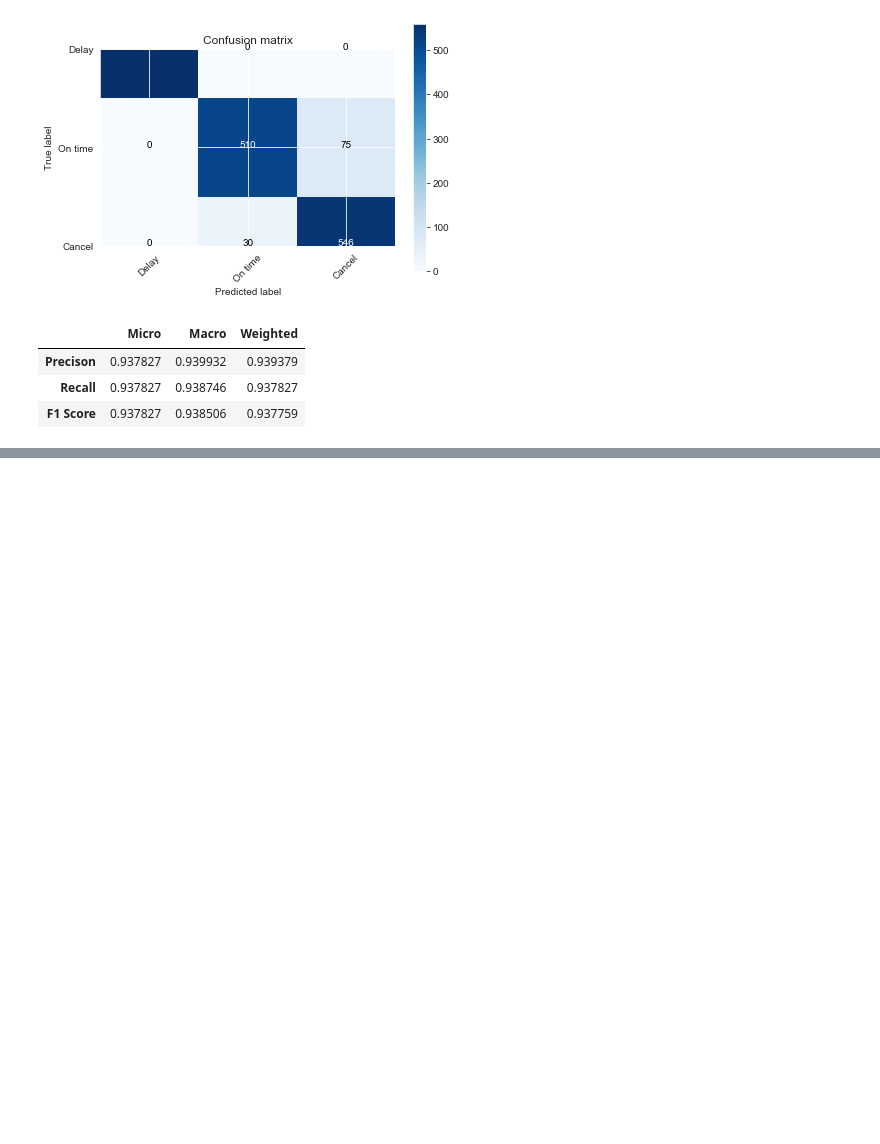
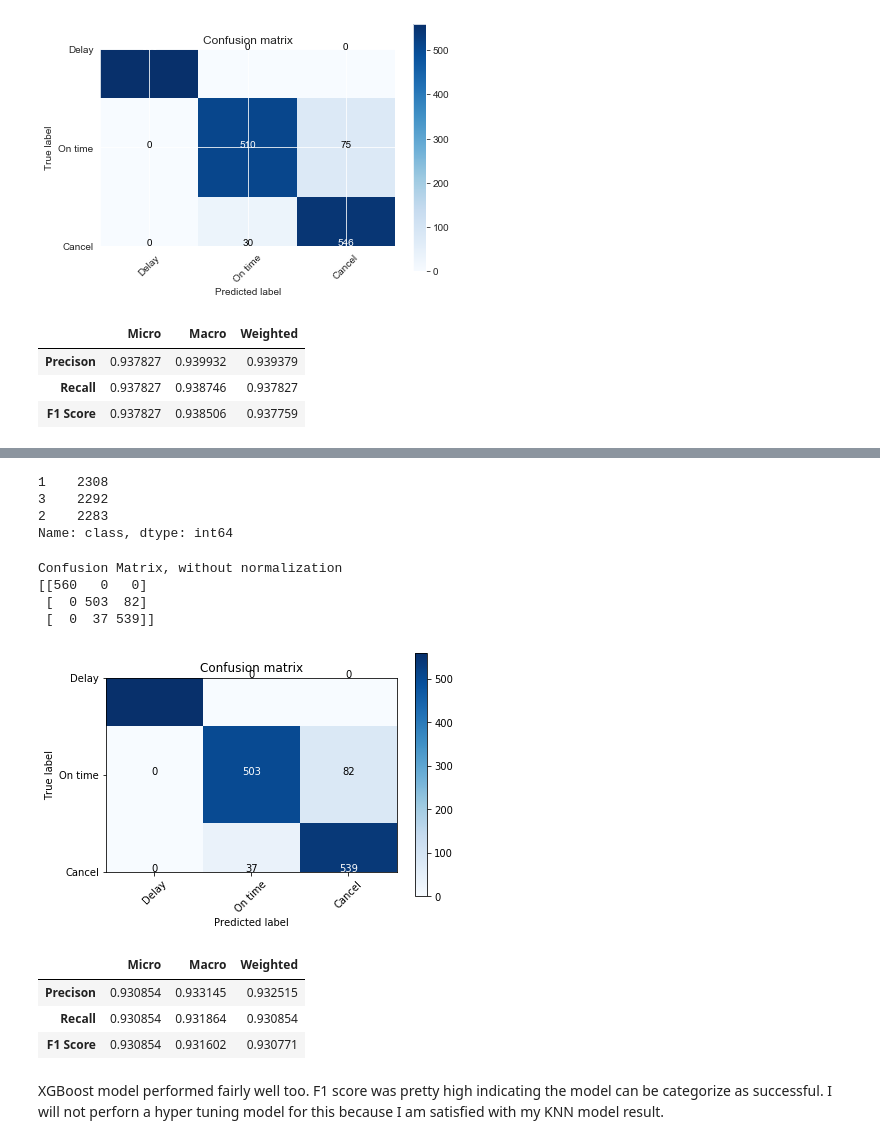
Before and after one commit to emilia329/Fly-High, a Jupyter notebook: EWRModel.ipynb, the cells around one changed output, grey strips where cells are left out. Cells and saved outputs as stored; diff of their text form; code cells hidden in the pictures; blank space fills up the shorter version.

```diff
--- a/EWRModel.ipynb
+++ b/EWRModel.ipynb
@@ -321,0 +404,3 @@ After tuning the model, we can see F1 Score increases a tad bit to .93 from .92.
+# %%
+xgb = XGBClassifier(n_jobs = 3)
+xgb.fit(X_train,y_train)
@@ -321,0 +415,32 @@ After tuning the model, we can see F1 Score increases a tad bit to .93 from .92.
+# %%
+prediction = xgb.predict(X_test)
+# %%
+y_train.value_counts()
+# %% [output]
+1    2308
+3    2292
+2    2283
+Name: class, dtype: int64
+# %%
+cm2 = confusion_matrix(y_test,prediction)
+classes = ['Delay', 'On time','Cancel']
+# %%
+plot_confusion_matrix(cm2, classes,
+                          normalize=False,
+                          title='Confusion matrix',
+                          cmap=plt.cm.Blues)
+# %% [output]
+Confusion Matrix, without normalization
+[[560   0   0]
+ [  0 503  82]
+ [  0  37 539]]
+[figure, added]
+# %%
+datatable(y_test,prediction)
+# %% [output]
+|  | Micro | Macro | Weighted |
+| Precison | 0.930854 | 0.933145 | 0.932515 |
+| Recall | 0.930854 | 0.931864 | 0.930854 |
+| F1 Score | 0.930854 | 0.931602 | 0.930771 |
+# %% [markdown]
+XGBoost model performed fairly well too. F1 score was pretty high indicating the model can be categorize as successful. I will not perforn a hyper tuning model for this because I am satisfied with my KNN model result.
```
Also changed, not shown: parts of 29 cells of this notebook.
